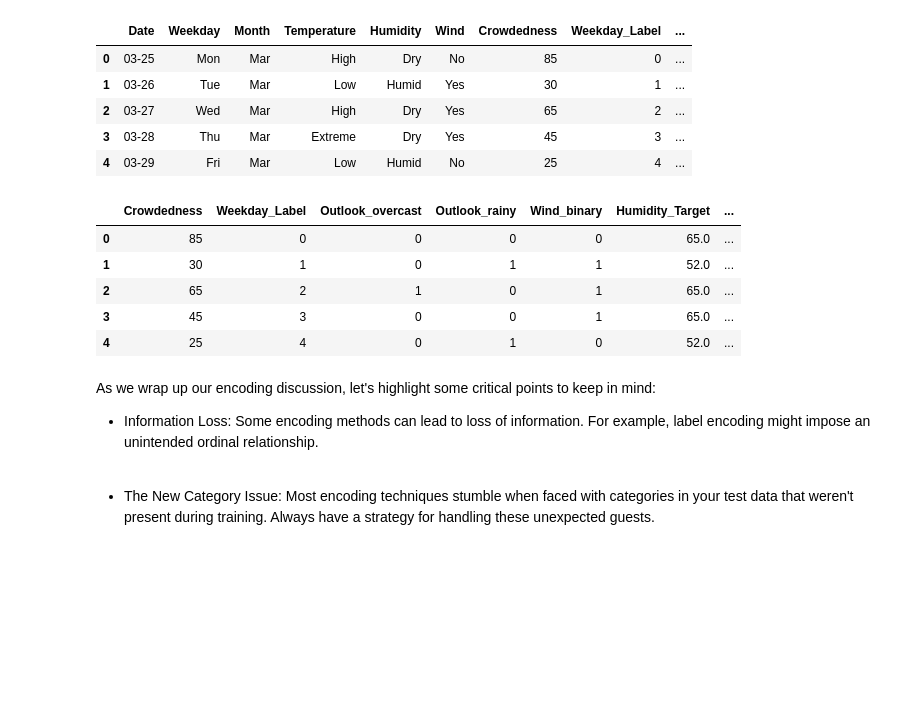
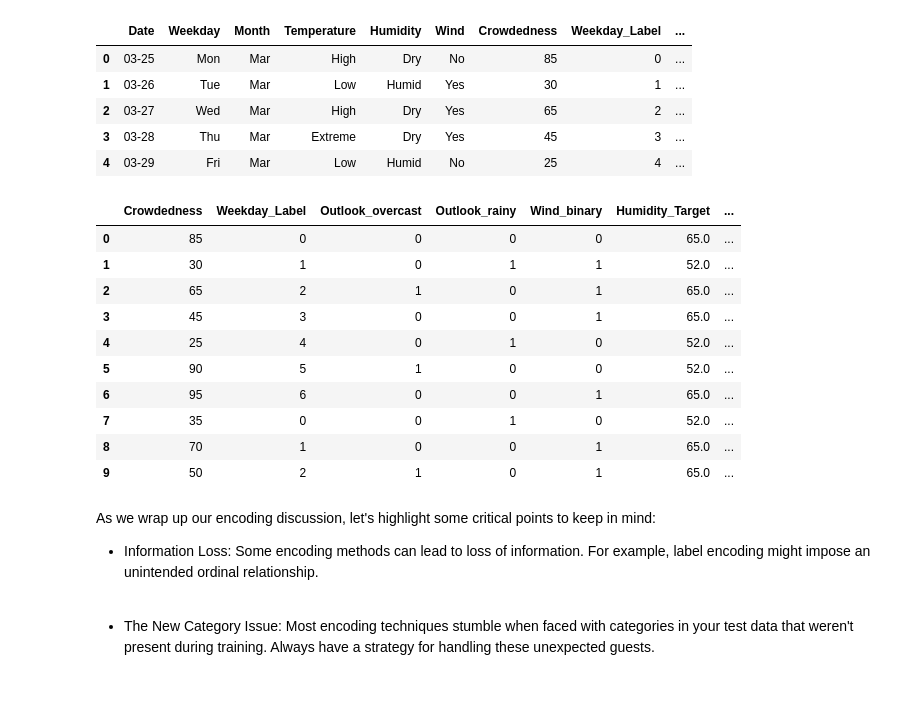
Before and after one commit to Oz174/SelfStudyPython, a Jupyter notebook: DaybyDay/60- Categorical Encodings.ipynb, the cells around one changed output. Drawn from its saved outputs; the diff is of its cells as text; code cells hidden in the pictures; blank space fills up the shorter version.

```diff
--- a/DaybyDay/60- Categorical Encodings.ipynb
+++ b/DaybyDay/60- Categorical Encodings.ipynb
@@ -159,15 +159,20 @@ df.head()
 # %%
 df = df.loc[:,"Crowdedness":]
 
 df.drop(['Outlook_sunny'],inplace=True,axis=1)
-df.head()
+df.head(10)
 # %% [output]
 |  | Crowdedness | Weekday_Label | Outlook_overcast | Outlook_rainy | Wind_binary | Humidity_Target | ... |
 | 0 | 85 | 0 | 0 | 0 | 0 | 65.0 | ... |
 | 1 | 30 | 1 | 0 | 1 | 1 | 52.0 | ... |
 | 2 | 65 | 2 | 1 | 0 | 1 | 65.0 | ... |
 | 3 | 45 | 3 | 0 | 0 | 1 | 65.0 | ... |
 | 4 | 25 | 4 | 0 | 1 | 0 | 52.0 | ... |
+| 5 | 90 | 5 | 1 | 0 | 0 | 52.0 | ... |
+| 6 | 95 | 6 | 0 | 0 | 1 | 65.0 | ... |
+| 7 | 35 | 0 | 0 | 1 | 0 | 52.0 | ... |
+| 8 | 70 | 1 | 0 | 0 | 1 | 65.0 | ... |
+| 9 | 50 | 2 | 1 | 0 | 1 | 65.0 | ... |
 # %% [markdown]
 As we wrap up our encoding discussion, let's highlight some critical points to keep in mind:
 
```
